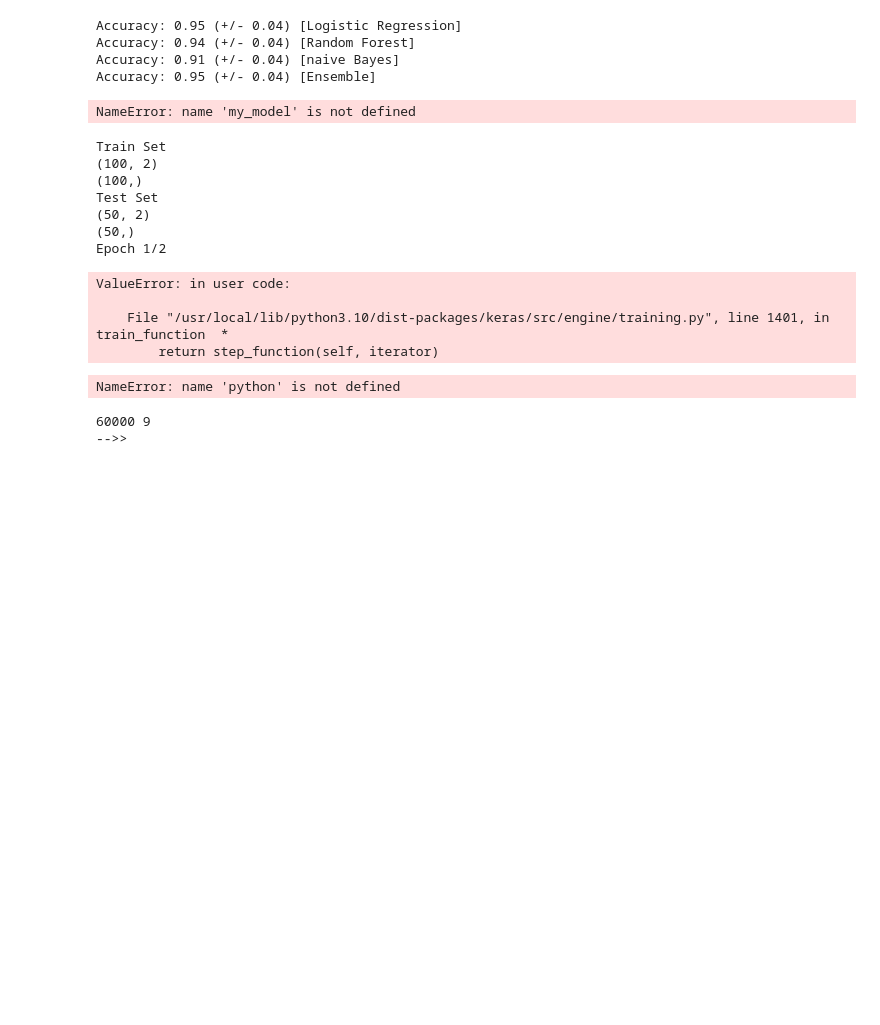
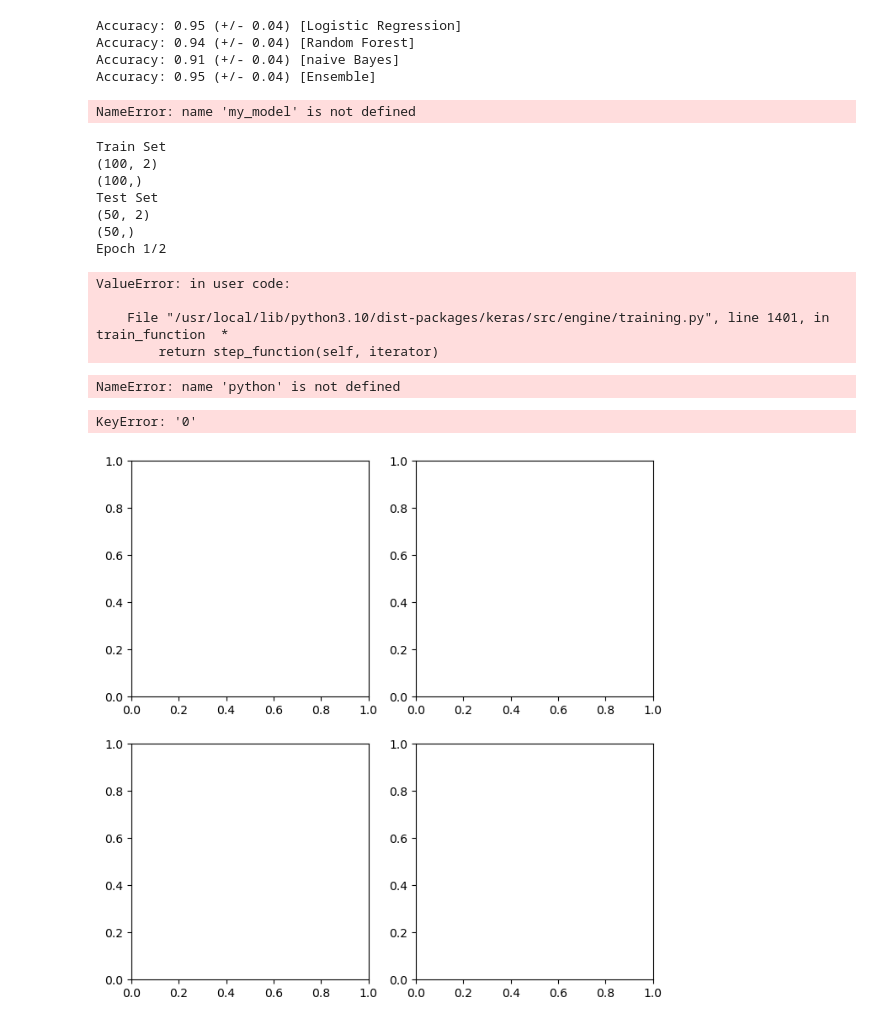
Before and after one commit to anthonyKiggundu/neural-networks, a Jupyter notebook: evolution/metadata.ipynb, the cells around one changed output. Saved outputs shown, nothing was run; the diff lists cells and outputs as text; code cells hidden in the pictures; blank space fills up the shorter version.

```diff
--- a/evolution/metadata.ipynb
+++ b/evolution/metadata.ipynb
@@ -460,35 +460,73 @@ def get_drift_in_dataset(base_df,current_df)->bool:
             is_found=True
 
         report.update({column:{"p_value":float(is_same_dist.pvalue),"drift_status":is_found}})
     print("p_value: ",float(is_same_dist.pvalue),"drift_status: ",is_found)
     return report
 
 # for t in range(len(train_images[1])):
 #base_df =  pd.Dataframe(train_images # [t] # pd.DataFrame(t) #
 #current_df =  dataset_ver1 # [t] # pd.DataFrame(t) #
 #get_drift_in_dataset(base_df, current_df)
 
 #base_df =  pd.DataFrame(train_images[0]) # [t] # pd.DataFrame(t) #
 #current_df =  pd.DataFrame(dataset_ver1[0]) # [t] # pd.DataFrame(t) #
 #get_drift_in_dataset(base_df, current_df)
 
 
 from evidently.report import Report
 from evidently.metrics import DataDriftTable
 from evidently.metrics import DatasetDriftMetric
+from evidently.metrics import DatasetSummaryMetric
+from evidently.metrics import DatasetMissingValuesMetric
+import pandas as pd
 
-data_drift_dataset_report = Report(metrics=[DatasetDriftMetric(), DataDriftTable(), ])
+#data_drift_dataset_report = Report(metrics=[DatasetDriftMetric(), DataDriftTable(), ])
 
-data_drift_dataset_report.run(reference_data=pd.DataFrame(train_images), current_data=pd.DataFrame(dataset_ver1))
+#data_drift_dataset_report.run(reference_data=pd.DataFrame(train_images), current_data=pd.DataFrame(dataset_ver1))
 
-data_drift_dataset_report
+
 
 # To speed up these runs, use the first 1000 examples
 train_labels = train_labels[:1000]
 test_labels = test_labels[:1000]
 
 train_images = train_images[:1000].reshape(-1, 28 * 28) / 255.0
 test_images = test_images[:1000].reshape(-1, 28 * 28) / 255.0
+
+
+
+from data_drift_detector import DataDriftDetector
+
+# initialize detector
+# current_data = pd.DataFrame(dataset_ver1[])
+
+data_drift_dataset_report = Report(metrics=[DatasetDriftMetric(), DataDriftTable(), ])
+
+for data in range(len(train_images)):
+    current_data = pd.DataFrame(dataset_ver1[data])
+    origina_data = pd.DataFrame(train_images[data])
+    # print("\n ....", train_images[data].shape, )
+
+
+
+    data_drift_dataset_report.run(reference_data=origina_data, current_data=current_data)
+
+    #detector = DataDriftDetector(df_prior = origina_data, df_post = current_data)
+    #t = detector.calculate_drift()
+    #print("\n ---<< ", t)
+
+data_drift_dataset_report.json()
+
+# detector = DataDriftDetector(df_prior = train_images, df_post = current_data)
+
+# methods to compare and analyze differences
+# t = detector.calculate_drift()
+
+# print (t)
+#detector.plot_numeric_to_numeric()
+#detector.plot_categorical_to_numeric()
+#detector.plot_categorical()
+#detector.compare_ml_efficacy(target_column="some_target_column")
 # %% [output]
-60000 9
--->>
+KeyError: '0'
+[figure, added]
```
Also changed, not shown: parts of 1 cell of this notebook.
